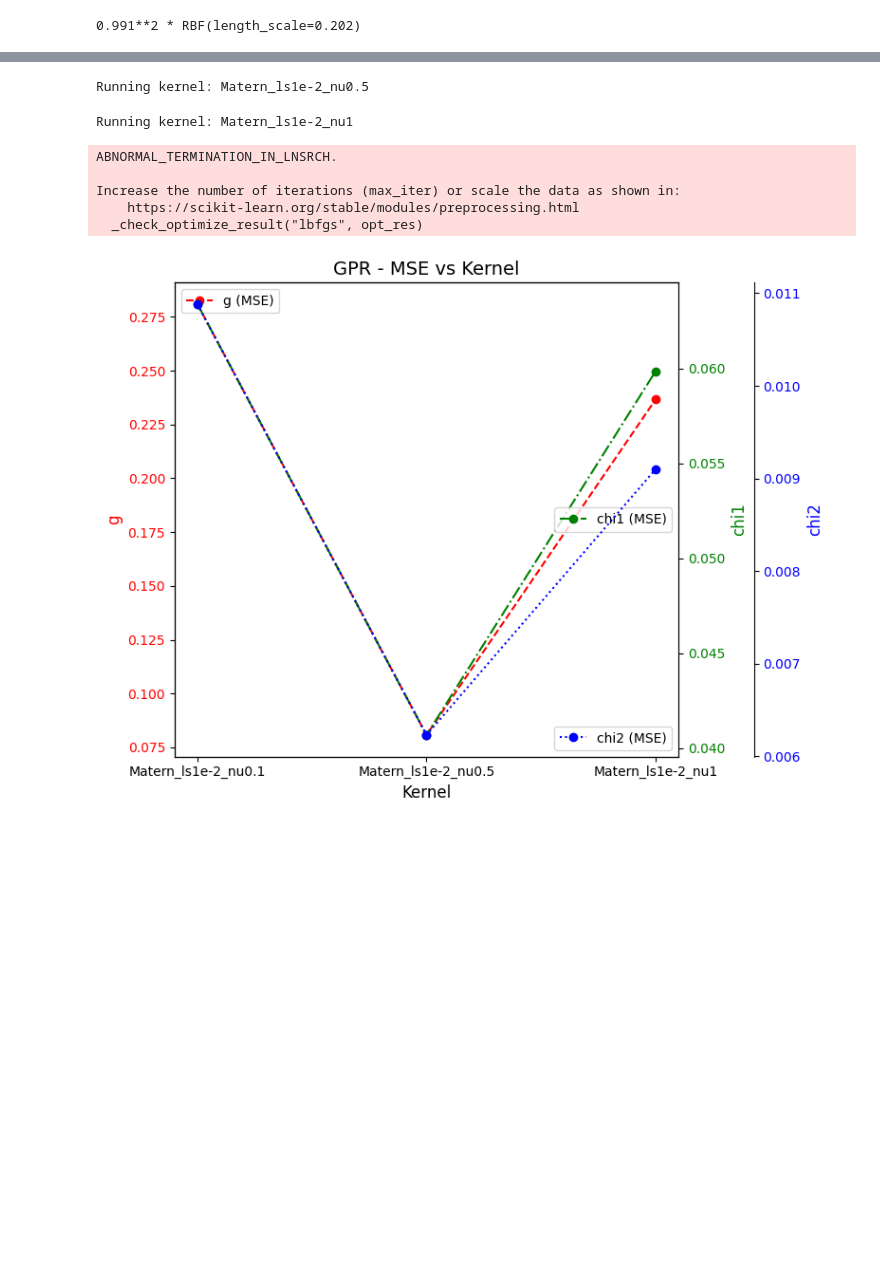
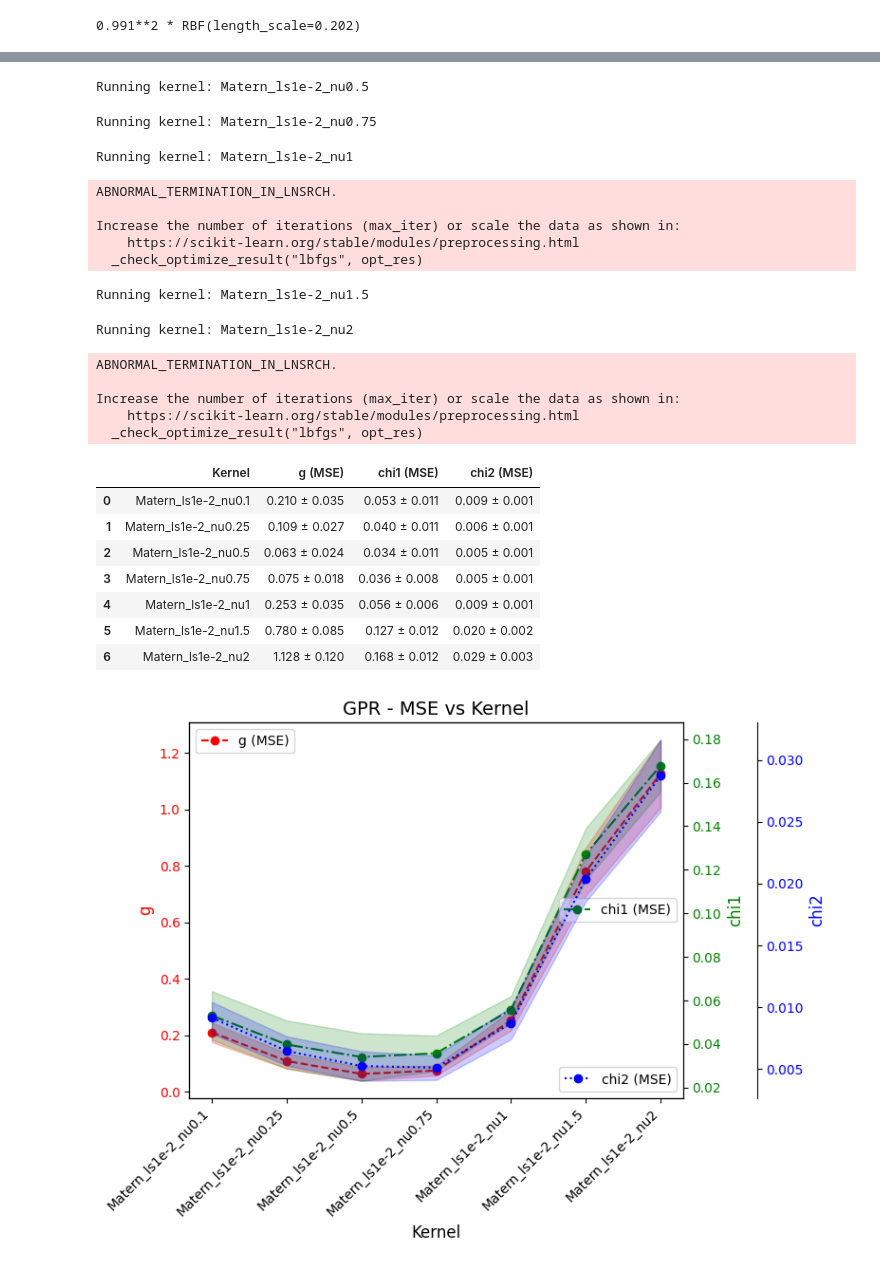
Before and after one commit to steviedale/microstructure_analysis, a Jupyter notebook: prediction.ipynb, the cells around one changed output, grey strips where cells are left out. Drawn from its saved outputs; the diff is of its cells as text; code cells hidden in the pictures; blank space fills up the shorter version.

```diff
--- a/prediction.ipynb
+++ b/prediction.ipynb
@@ -11,6 +12,6 @@ from sklearn.gaussian_process.kernels import RBF, WhiteKernel, ConstantKernel, M
 from sklearn.model_selection import KFold
 # %%
-FAST_DEBUG = True
+FAST_DEBUG = False
 FONTSIZE = 14
 # %%
 vox_df = pd.read_csv('dataset/microstructure_stats.csv')
@@ -97,7 +108,7 @@ train_mean_pred_scaled, train_std_pred_scaled = gaussian_process.predict(
 # %%
-train_mean_pred = y_scaler.inverse_transform(train_mean_pred_scaled)
-train_std_pred = y_scaler.inverse_transform(train_std_pred_scaled)
-mse = np.mean((train_mean_pred - train_df[['g', 'chi1', 'chi2']].values)**2, axis=0)
-mae = np.mean(np.abs(train_mean_pred - train_df[['g', 'chi1', 'chi2']].values), axis=0)
-mse, mae
+# train_mean_pred = y_scaler.inverse_transform(train_mean_pred_scaled)
+# train_std_pred = y_scaler.inverse_transform(train_std_pred_scaled)
+# mse = np.mean((train_mean_pred - train_df[['g', 'chi1', 'chi2']].values)**2, axis=0)
+# mae = np.mean(np.abs(train_mean_pred - train_df[['g', 'chi1', 'chi2']].values), axis=0)
+# mse, mae
 # %% [output]
@@ -160,13 +173,15 @@ def plot_kernel_performance(metrics, title=None, confidence_interval=False):
     fig, ax1 = plt.subplots(figsize=(8, 6))
 
     ax1.set_xlabel('Kernel', fontsize=FONTSIZE-2)
+    # rotate x-axis labels 45 degrees
+    ax1.set_xticklabels(metrics.keys(), rotation=45, ha='right')
     ax1.set_ylabel('g', fontsize=FONTSIZE-2)
     kernels = list(metrics.keys())
     g = np.array([metrics[k]['mse_mean'][0] for k in metrics.keys()])
     g_std = np.array([metrics[k]['mse_std'][0] for k in metrics.keys()])
     ax1.plot(kernels, g, label='g (MSE)', marker='o', color='r', linestyle='--')
     if confidence_interval:
-        ax1.fill_between(kernels, g - g_std, g + g_std, alpha=0.2)
+        ax1.fill_between(kernels, g - g_std, g + g_std, alpha=0.2, color='r')
     ax1.tick_params(axis='y', labelcolor='r')
     ax1.set_ylabel('g', fontsize=FONTSIZE-2, color='r')
     ax1.legend(loc='upper left', fontsize=FONTSIZE-4)
@@ -176,7 +191,7 @@ def plot_kernel_performance(metrics, title=None, confidence_interval=False):
     chi1_std = np.array([metrics[k]['mse_std'][1] for k in metrics.keys()])
     ax2.plot(kernels, chi1, label='chi1 (MSE)', marker='o', color='g', linestyle='-.')
     if confidence_interval:
-        ax2.fill_between(kernels, chi1 - chi1_std, chi1 + chi1_std, alpha=0.2)
+        ax2.fill_between(kernels, chi1 - chi1_std, chi1 + chi1_std, alpha=0.2, color='g')
     ax2.tick_params(axis='y', labelcolor='g')
     ax2.set_ylabel('chi1', fontsize=FONTSIZE-2, color='g')
     ax2.legend(loc='center right', fontsize=FONTSIZE-4)
@@ -186,7 +201,7 @@ def plot_kernel_performance(metrics, title=None, confidence_interval=False):
     chi2_std = np.array([metrics[k]['mse_std'][2] for k in metrics.keys()])
     ax3.plot(kernels, chi2, label='chi2 (MSE)', marker='o', color='b', linestyle=':')
     if confidence_interval:
-        ax3.fill_between(kernels, chi2 - chi2_std, chi2 + chi2_std, alpha=0.2)
+        ax3.fill_between(kernels, chi2 - chi2_std, chi2 + chi2_std, alpha=0.2, color='b')
     ax3.tick_params(axis='y', labelcolor='b')
     ax3.set_ylabel('chi2', fontsize=FONTSIZE-2, color='b')
     ax3.legend(loc='lower right', fontsize=FONTSIZE-4)
@@ -229,24 +251,17 @@ Running kernel: RBF_1e2
 # %%
 matern_kernels = {
-    # winner is nu1
-    'Matern_ls1e-2_nu0.1': 1 * Matern(length_scale=1e-2, length_scale_bounds=(1e-2, 1e2), nu=0.1),
-    'Matern_ls1e-2_nu0.5': 1 * Matern(length_scale=1e-2, length_scale_bounds=(1e-2, 1e2), nu=0.5),
-    'Matern_ls1e-2_nu1': 1 * Matern(length_scale=1e-2, length_scale_bounds=(1e-2, 1e2), nu=1),
-    # 'Matern_ls1e-2_nu1.5': 1 * Matern(length_scale=1e-2, length_scale_bounds=(1e-2, 1e2), nu=1.5),
-    # 'Matern_ls1e-2_nu2': 1 * Matern(length_scale=1e-2, length_scale_bounds=(1e-2, 1e2), nu=2),
-
-    # no difference
-    # 'Matern_1e-0_1e2': 1 * Matern(length_scale=1e-0, length_scale_bounds=(1e-2, 1e2)),
-    # 'Matern_1e-0_1e3': 1 * Matern(length_scale=1e-0, length_scale_bounds=(1e-3, 1e3)),
-
-    # 'Matern_1e-2': 1 * Matern(length_scale=1e-2, length_scale_bounds=(1e-2, 1e2)),
-    # 'Matern_1e-1': 1 * Matern(length_scale=1e-1, length_scale_bounds=(1e-2, 1e2)),
-    # 'Matern_1e0': 1 * Matern(length_scale=1.0, length_scale_bounds=(1e-2, 1e2)),
-    # 'Matern_1e1': 1 * Matern(length_scale=1e1, length_scale_bounds=(1e-2, 1e2)),
-    # 'Matern_1e2': 1 * Matern(length_scale=1e2, length_scale_bounds=(1e-2, 1e2)),
+    # winner is ls1e-2 nu0.5
+    'Matern_ls1e-2_nu0.1': 1 * Matern(length_scale=1e-2, length_scale_bounds=(1e-3, 1e3), nu=0.1),
+    'Matern_ls1e-2_nu0.25': 1 * Matern(length_scale=1e-2, length_scale_bounds=(1e-3, 1e3), nu=0.25),
+    'Matern_ls1e-2_nu0.5': 1 * Matern(length_scale=1e-2, length_scale_bounds=(1e-3, 1e3), nu=0.5),
+    'Matern_ls1e-2_nu0.75': 1 * Matern(length_scale=1e-2, length_scale_bounds=(1e-3, 1e3), nu=0.75),
+    'Matern_ls1e-2_nu1': 1 * Matern(length_scale=1e-2, length_scale_bounds=(1e-3, 1e3), nu=1),
+    'Matern_ls1e-2_nu1.5': 1 * Matern(length_scale=1e-2, length_scale_bounds=(1e-3, 1e3), nu=1.5),
+    'Matern_ls1e-2_nu2': 1 * Matern(length_scale=1e-2, length_scale_bounds=(1e-3, 1e3), nu=2),
 }
 matern_metrics = run_kernels(matern_kernels)
-plot_kernel_performance(matern_metrics, confidence_interval=False)
+plot_kernel_performance(matern_metrics, confidence_interval=True)
 get_performance_table(matern_metrics)
+# conclusion: nu=0.5 is the best
 # %% [output]
 Running kernel: Matern_ls1e-2_nu0.1
@@ -258,8 +269,24 @@ Increase the number of iterations (max_iter) or scale the data as shown in:
 Running kernel: Matern_ls1e-2_nu0.5
-Running kernel: Matern_ls1e-2_nu1
+Running kernel: Matern_ls1e-2_nu0.75
-ABNORMAL_TERMINATION_IN_LNSRCH.
-
-Increase the number of iterations (max_iter) or scale the data as shown in:
-    https://scikit-learn.org/stable/modules/preprocessing.html
-  _check_optimize_result("lbfgs", opt_res)
+Running kernel: Matern_ls1e-2_nu1
+ABNORMAL_TERMINATION_IN_LNSRCH.
+
+Increase the number of iterations (max_iter) or scale the data as shown in:
+    https://scikit-learn.org/stable/modules/preprocessing.html
+  _check_optimize_result("lbfgs", opt_res)
+Running kernel: Matern_ls1e-2_nu1.5
+Running kernel: Matern_ls1e-2_nu2
+ABNORMAL_TERMINATION_IN_LNSRCH.
+
+Increase the number of iterations (max_iter) or scale the data as shown in:
+    https://scikit-learn.org/stable/modules/preprocessing.html
+  _check_optimize_result("lbfgs", opt_res)
+|  | Kernel | g (MSE) | chi1 (MSE) | chi2 (MSE) |
+| 0 | Matern_ls1e-2_nu0.1 | 0.210 ± 0.035 | 0.053 ± 0.011 | 0.009 ± 0.001 |
+| 1 | Matern_ls1e-2_nu0.25 | 0.109 ± 0.027 | 0.040 ± 0.011 | 0.006 ± 0.001 |
+| 2 | Matern_ls1e-2_nu0.5 | 0.063 ± 0.024 | 0.034 ± 0.011 | 0.005 ± 0.001 |
+| 3 | Matern_ls1e-2_nu0.75 | 0.075 ± 0.018 | 0.036 ± 0.008 | 0.005 ± 0.001 |
+| 4 | Matern_ls1e-2_nu1 | 0.253 ± 0.035 | 0.056 ± 0.006 | 0.009 ± 0.001 |
+| 5 | Matern_ls1e-2_nu1.5 | 0.780 ± 0.085 | 0.127 ± 0.012 | 0.020 ± 0.002 |
+| 6 | Matern_ls1e-2_nu2 | 1.128 ± 0.120 | 0.168 ± 0.012 | 0.029 ± 0.003 |
-[figure, old version]
+[figure, new version]
```
Also changed, not shown: parts of 31 cells of this notebook.
